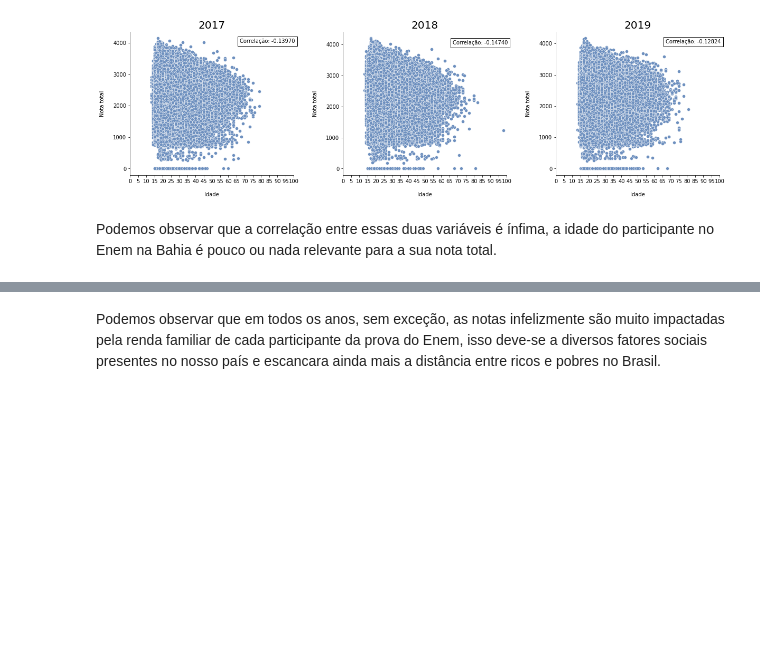
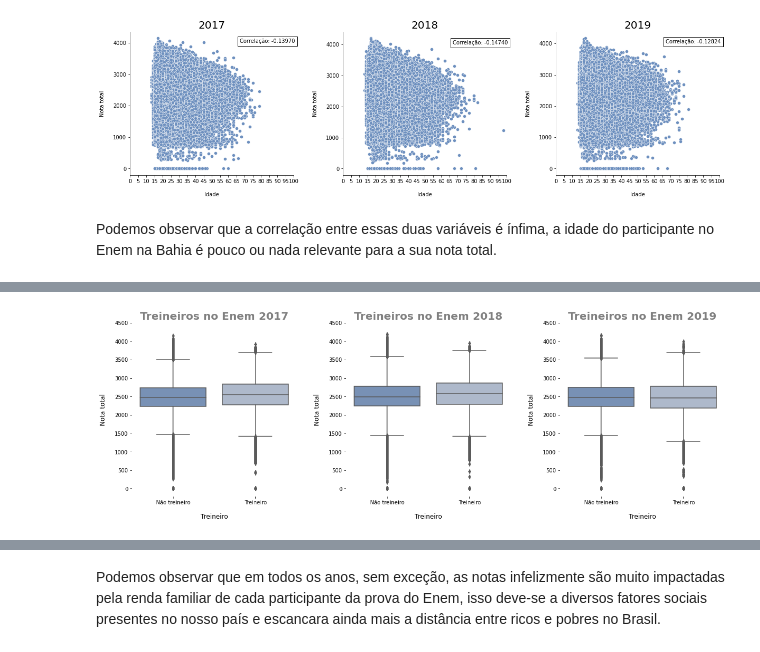
Before and after one commit to DenisBvnt/Alura_Imersao_Dados_2020.2, a Jupyter notebook: Analise_Enem_Bahia_ultimos_3anos/Analise_Enem_Bahia_ultimos_3anos.ipynb, the cells around one changed output, grey strips where cells are left out. Saved outputs shown, nothing was run; the diff lists cells and outputs as text; code cells hidden in the pictures; blank space fills up the shorter version.

```diff
--- a/Analise_Enem_Bahia_ultimos_3anos/Analise_Enem_Bahia_ultimos_3anos.ipynb
+++ b/Analise_Enem_Bahia_ultimos_3anos/Analise_Enem_Bahia_ultimos_3anos.ipynb
@@ -767,0 +585,17 @@ municipio_2017.iloc[:5,:]
+# %%
+plt.figure(figsize=(20,6))
+plt.subplots_adjust(wspace=0.3)
+i=1
+
+for ano in lista_de_dataframes:
+  plt.subplot(1,3,i)
+  sns.boxplot(data=ano, x='IN_TREINEIRO', y='NU_NOTA_TOTAL', order=[0,1])
+  plt.title('Treineiros no Enem {}'.format(int(ano['NU_ANO'].mean())), fontsize=20, color='grey', fontweight='heavy')
+  plt.xlabel('Treineiro', labelpad = 15, fontsize=12)
+  plt.ylabel('Nota total', labelpad = 15, fontsize=12)
+  plt.xticks([0,1], ['Não treineiro', 'Treineiro'])
+  plt.yticks(np.arange(0,5000,500))
+  sns.despine(bottom = True, left = True)
+  i+=1
+# %% [output]
+[figure, added]
```
Also changed, not shown: parts of 181 cells of this notebook, 2 other files.
